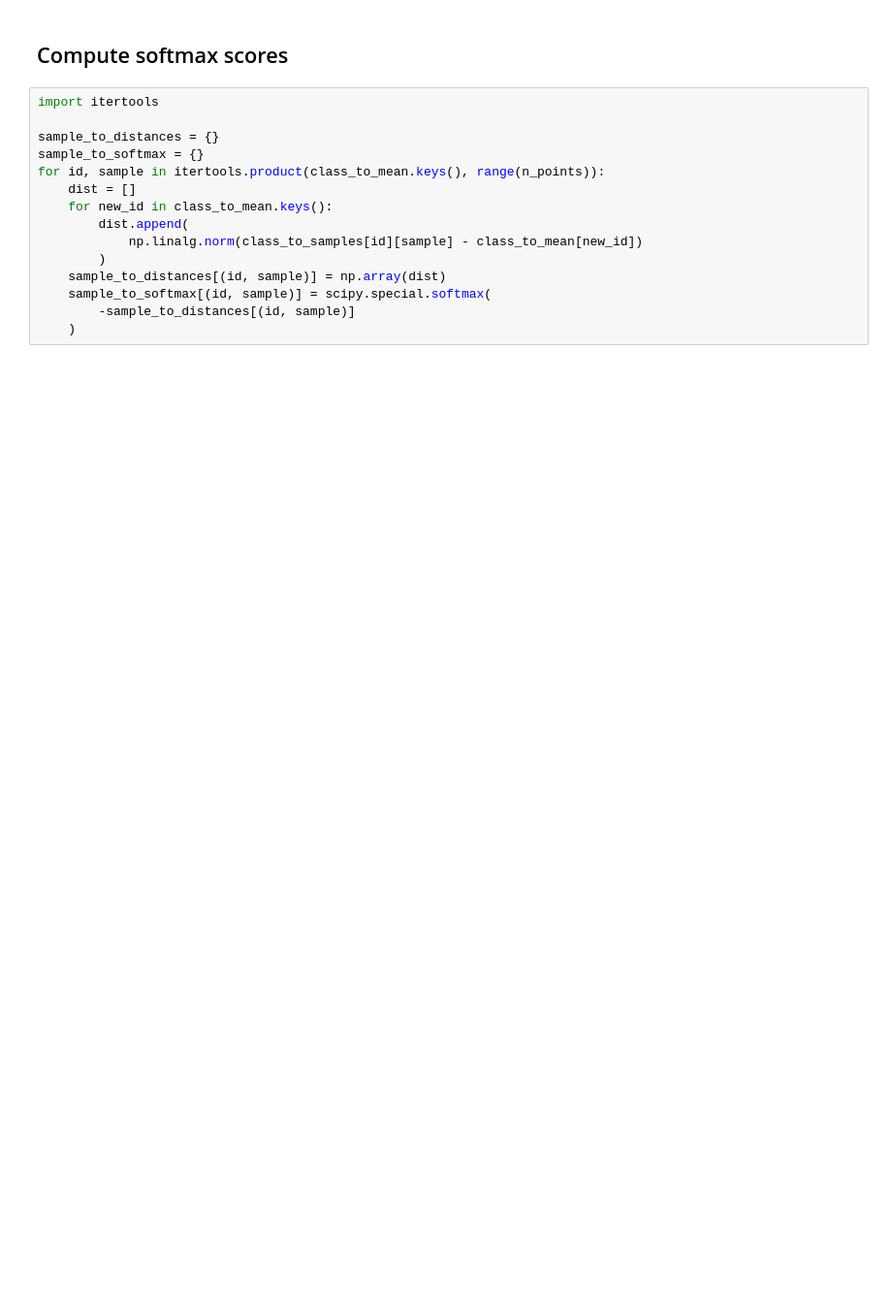
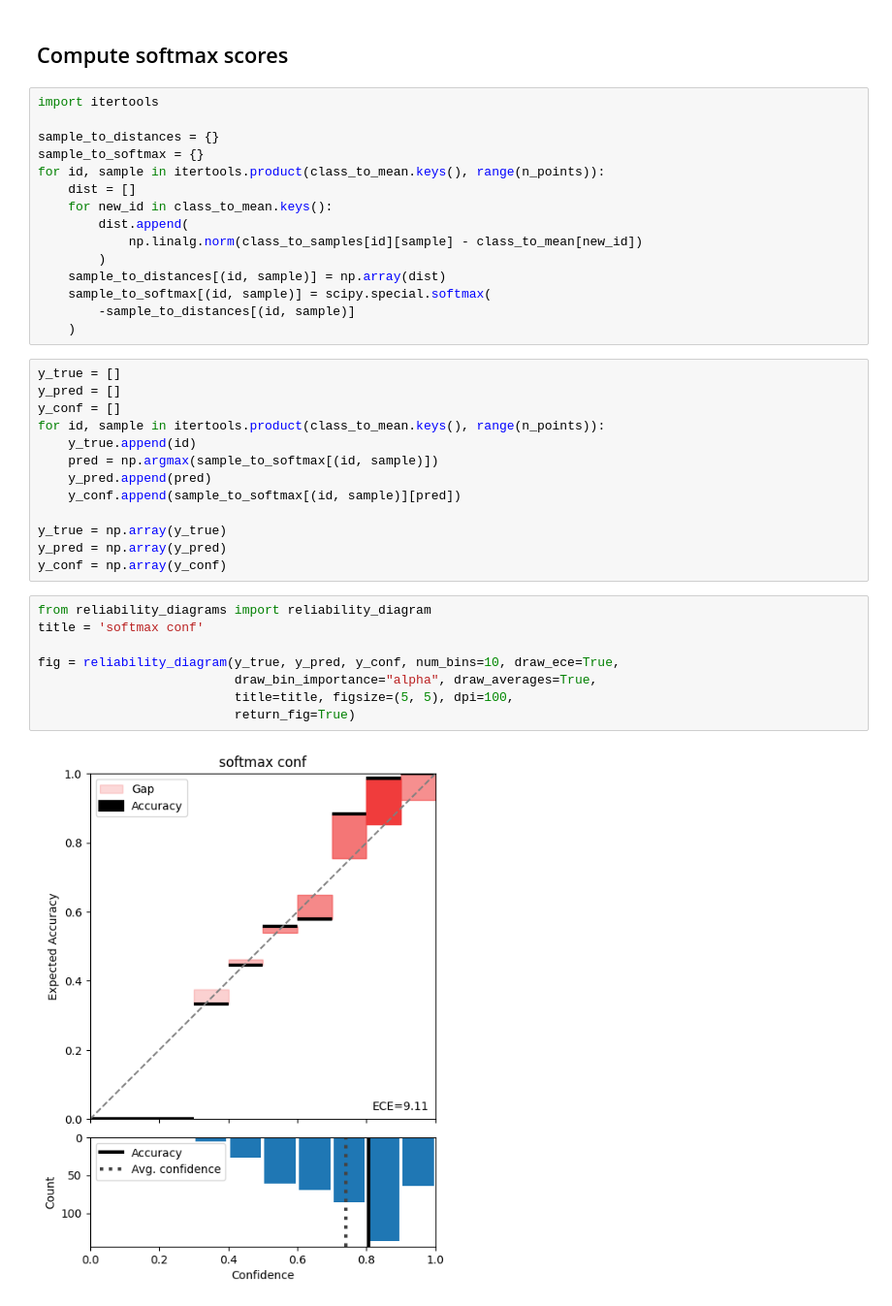
Before and after one commit to Leonid-Erlygin/sandbox, a Jupyter notebook: ue_for_face_recognition.ipynb, the cells around one changed output. Shown at 97% size. Drawn from its saved outputs; the diff is of its cells as text; blank space fills up the shorter version.

```diff
--- a/ue_for_face_recognition.ipynb
+++ b/ue_for_face_recognition.ipynb
@@ -50,3 +50,26 @@ for id, sample in itertools.product(class_to_mean.keys(), range(n_points)):
     sample_to_softmax[(id, sample)] = scipy.special.softmax(
         -sample_to_distances[(id, sample)]
     )
+# %%
+y_true = []
+y_pred = []
+y_conf = []
+for id, sample in itertools.product(class_to_mean.keys(), range(n_points)):
+    y_true.append(id)
+    pred = np.argmax(sample_to_softmax[(id, sample)])
+    y_pred.append(pred)
+    y_conf.append(sample_to_softmax[(id, sample)][pred])
+
+y_true = np.array(y_true)
+y_pred = np.array(y_pred)
+y_conf = np.array(y_conf)
+# %%
+from reliability_diagrams import reliability_diagram
+title = 'softmax conf'
+
+fig = reliability_diagram(y_true, y_pred, y_conf, num_bins=10, draw_ece=True,
+                          draw_bin_importance="alpha", draw_averages=True,
+                          title=title, figsize=(5, 5), dpi=100,
+                          return_fig=True)
+# %% [output]
+[figure, added]
```
Also changed, not shown: parts of 2 cells of this notebook, 1 other file.
